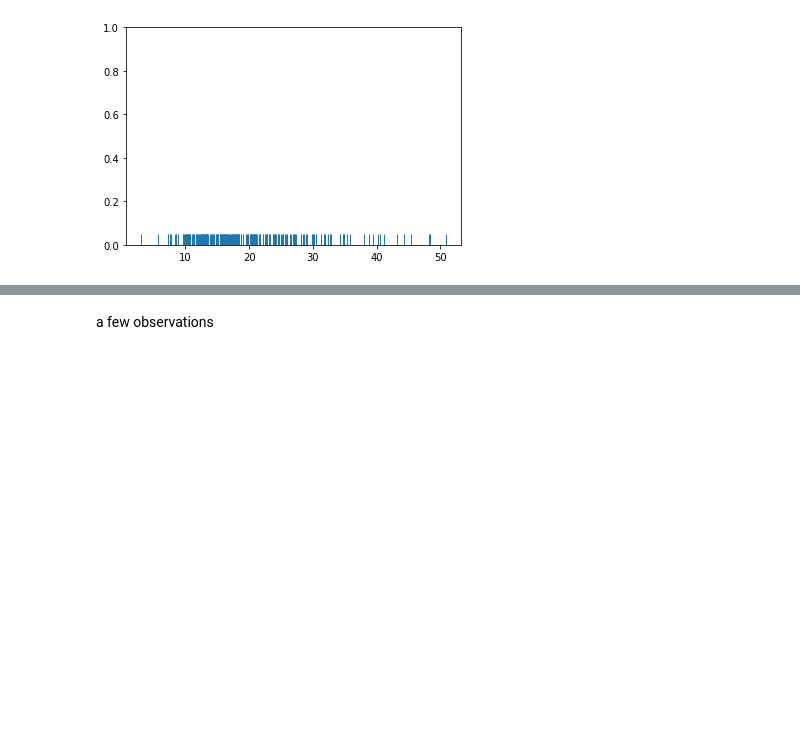
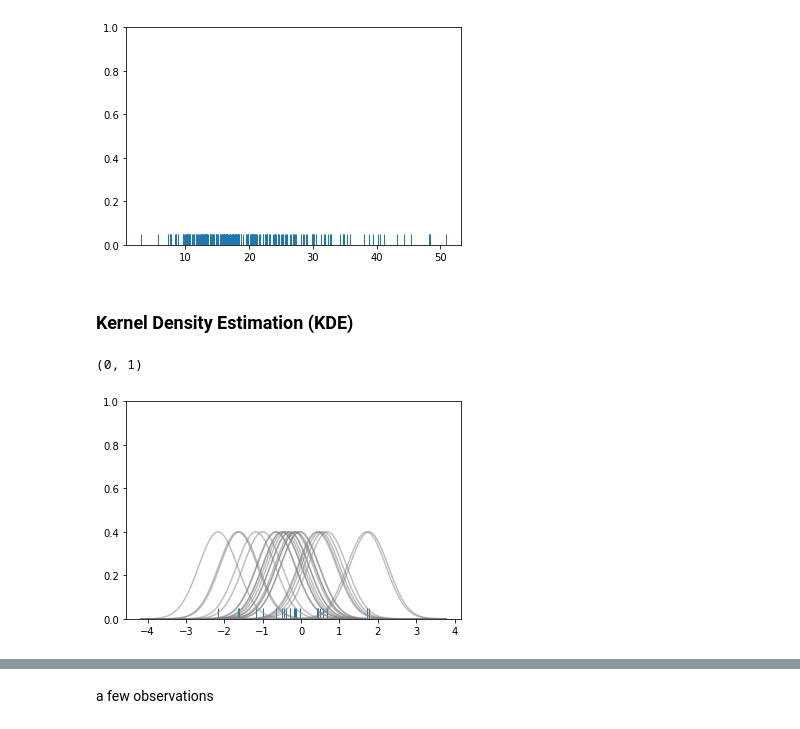
Before and after one commit to octaviaisom/DataViz-with-Seaborn, a Jupyter notebook: dont_forget_to_tip.ipynb, the cells around one changed output, grey strips where cells are left out. Saved outputs shown, nothing was run; the diff lists cells and outputs as text; code cells hidden in the pictures; blank space fills up the shorter version.

```diff
--- a/dont_forget_to_tip.ipynb
+++ b/dont_forget_to_tip.ipynb
@@ -61,3 +61,48 @@ sns.rugplot(tips['total_bill'])
 # %% [output]
 <matplotlib.axes._subplots.AxesSubplot at 0x...>
 [figure]
+# %% [markdown]
+### Kernel Density Estimation (KDE)
+# %%
+import numpy as np
+import matplotlib.pyplot as plt
+from scipy import stats
+
+#Create dataset
+dataset = np.random.randn(25)
+
+# Create another rugplot
+sns.rugplot(dataset);
+
+# Set up the x-axis for the plot
+x_min = dataset.min() - 2
+x_max = dataset.max() + 2
+
+# 100 equally spaced points from x_min to x_max
+x_axis = np.linspace(x_min,x_max,100)
+
+# Set up the bandwidth, for info on this:
+url = 'http://en.wikipedia.org/wiki/Kernel_density_estimation#Practical_estimation_of_the_bandwidth'
+
+bandwidth = ((4*dataset.std()**5)/(3*len(dataset)))**.2
+
+
+# Create an empty kernel list
+kernel_list = []
+
+# Plot each basis function
+for data_point in dataset:
+
+    # Create a kernel for each point and append to list
+    kernel = stats.norm(data_point,bandwidth).pdf(x_axis)
+    kernel_list.append(kernel)
+
+    #Scale for plotting
+    kernel = kernel / kernel.max()
+    kernel = kernel * .4
+    plt.plot(x_axis,kernel,color = 'grey',alpha=0.5)
+
+plt.ylim(0,1)
+# %% [output]
+(0, 1)
+[figure, added]
```
Also changed, not shown: parts of 1 cell of this notebook.
